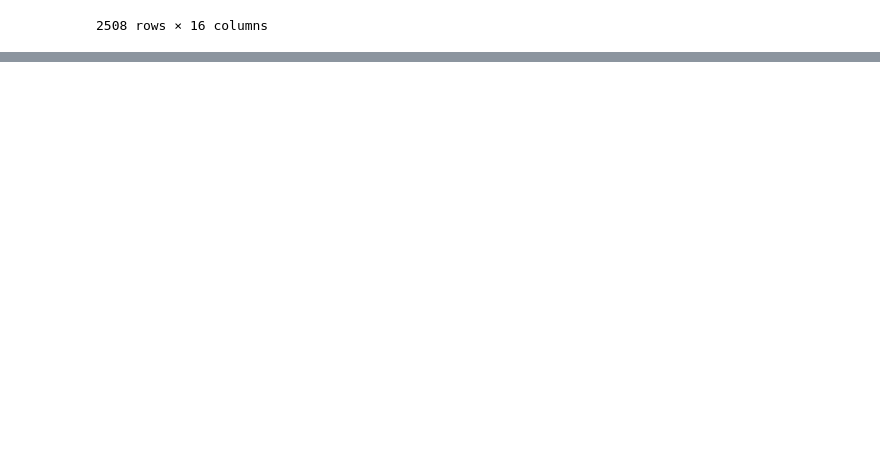
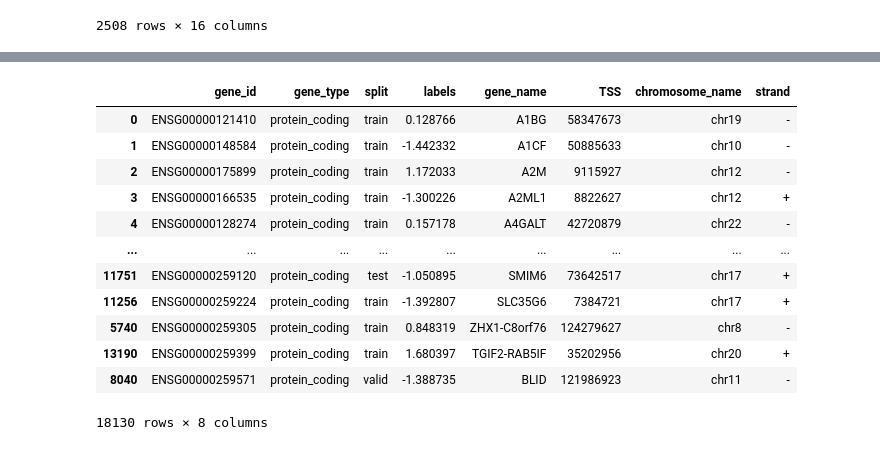
Before and after one commit to IloDan/GX_alBERTo, a Jupyter notebook: data_manipulation/ennesimo.ipynb, the cells around one changed output, grey strips where cells are left out. Cells and saved outputs as stored; diff of their text form; code cells hidden in the pictures; blank space fills up the shorter version.

```diff
--- a/data_manipulation/ennesimo.ipynb
+++ b/data_manipulation/ennesimo.ipynb
@@ -142,0 +165,18 @@ dataset
+# %%
+#concatena i due dataframe
+result = pd.concat([merged, df6])
+result
+# %% [output]
+|  | gene_id | gene_type | split | labels | gene_name | TSS | chromosome_name | strand |
+| 0 | ENSG00000121410 | protein_coding | train | 0.128766 | A1BG | 58347673 | chr19 | - |
+| 1 | ENSG00000148584 | protein_coding | train | -1.442332 | A1CF | 50885633 | chr10 | - |
+| 2 | ENSG00000175899 | protein_coding | train | 1.172033 | A2M | 9115927 | chr12 | - |
+| 3 | ENSG00000166535 | protein_coding | train | -1.300226 | A2ML1 | 8822627 | chr12 | + |
+| 4 | ENSG00000128274 | protein_coding | train | 0.157178 | A4GALT | 42720879 | chr22 | - |
+| ... | ... | ... | ... | ... | ... | ... | ... | ... |
+| 11751 | ENSG00000259120 | protein_coding | test | -1.050895 | SMIM6 | 73642517 | chr17 | + |
+| 11256 | ENSG00000259224 | protein_coding | train | -1.392807 | SLC35G6 | 7384721 | chr17 | + |
+| 5740 | ENSG00000259305 | protein_coding | train | 0.848319 | ZHX1-C8orf76 | 124279627 | chr8 | - |
+| 13190 | ENSG00000259399 | protein_coding | train | 1.680397 | TGIF2-RAB5IF | 35202956 | chr20 | + |
+| 8040 | ENSG00000259571 | protein_coding | valid | -1.388735 | BLID | 121986923 | chr11 | - |
+18130 rows × 8 columns
```
Also changed, not shown: parts of 5 cells of this notebook, 3 other files.
